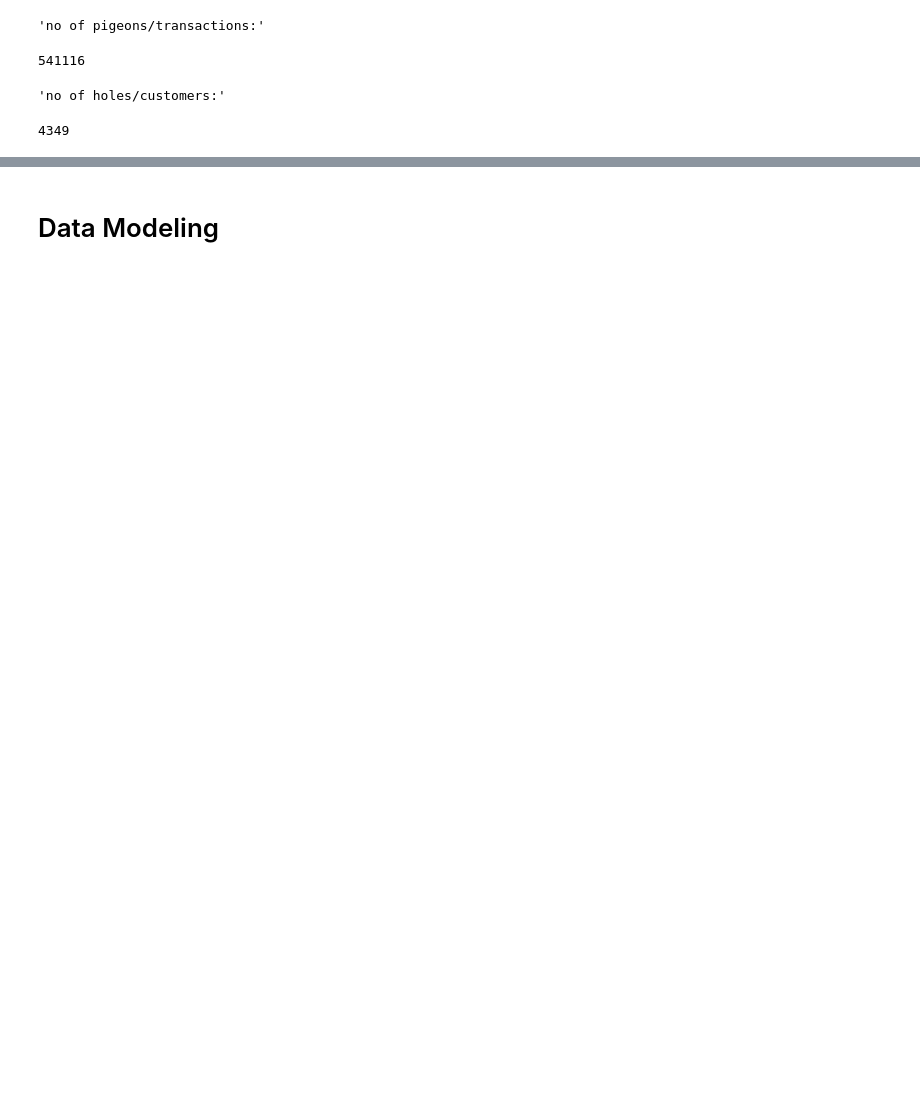
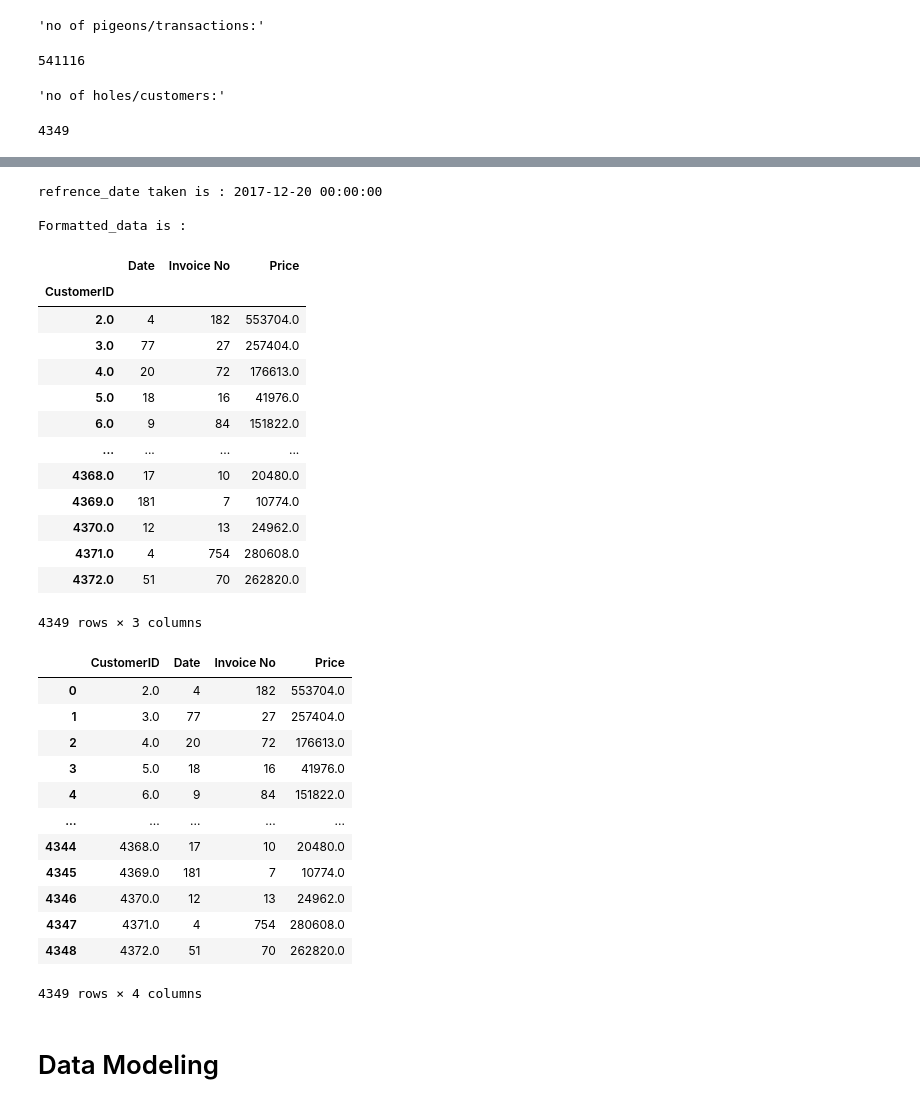
Before and after one commit to Sarvesh-Kesharwani/HouseDataPrediction_kaggle, a Jupyter notebook: AllDomain_AllMLProblems_Projects/Ecommerce/Ecommerce Retention Optimization.ipynb, the cells around one changed output, grey strips where cells are left out. Drawn from its saved outputs; the diff is of its cells as text; code cells hidden in the pictures; blank space fills up the shorter version.

Commit message:
data formating done

```diff
--- a/AllDomain_AllMLProblems_Projects/Ecommerce/Ecommerce Retention Optimization.ipynb
+++ b/AllDomain_AllMLProblems_Projects/Ecommerce/Ecommerce Retention Optimization.ipynb
@@ -206,0 +248,7 @@ None
+# %%
+# removing rows where customer_id is null becoz those rows are useless to us, customer_id is primary key here for this analysis_task
+data.dropna(subset=['CustomerID'], inplace=True)
+
+# percentage of null rows in data
+display('Percentage of missing rows in each column:-', (data.isnull().sum()/len(data)*100).sort_values(ascending=False))
+print(type((data.isnull().sum()/len(data)*100)))
@@ -206,0 +273,5 @@ None
+# %%
+# picking only the columns which are required for our current analysis_task
+print(f'Features in our dataset :\n{data.columns}')
+data = data[['CustomerID', 'Invoice No', 'Date', 'Price']]
+print(f'\nFeatures in our dataset now:\n{data.columns}')
@@ -206,0 +307,6 @@ None
+# %%
+# as we see col 'Date' has wrong dtype = string, which should be date_type
+# converting dtype of col 'Date' from object to date_type
+from pandas import to_datetime
+data['Date'] = to_datetime(data['Date'])
+display(data.info())
@@ -206,0 +332,29 @@ None
+# %%
+# now we need to convert 'Date'_column to calculate the recency_column(ie, our new_desired_format of the existing column 'Date')
+# to do that checking the range of dates in the 'Date' column
+display(data['Date'].describe())
+
+# to calculate the recency_column we need a refrence_date
+# calculating the refrence_col
+# refrence date to caculate the recency of the customer
+import datetime
+refrence_date =  data['Date'].describe()['last']
+refrence_date = refrence_date + datetime.timedelta(days = 1)
+print(f'refrence_date taken is : {refrence_date}\n')
+# as we can see our ref_date if one day ahead of last_date from our dataset
+
+
+
+
+# doing calculation over the 3 existing columns to format theme
+Formatted_data = data.groupby('CustomerID').agg({'Date' : lambda CustDates : (refrence_date  - CustDates.max()).days,
+                                                 'Invoice No' : lambda invoice : invoice.count(),
+                                                 'Price' : lambda amount : amount.sum()})
+print('Formatted_data is : ')
+display(Formatted_data)
+
+# renaming the existing columns to recency_column, frequency column, and monetry column
+Formatted_data.rename(columns={'Date' : 'Recency', 'Invoice No' : 'Frequency', 'Price' : 'Monetry'})
+Formatted_data = Formatted_data.reset_index()
+display(Formatted_data)
+# %% [output]
@@ -207,3 +368,33 @@ None
+refrence_date taken is : 2017-12-20 00:00:00
+
+Formatted_data is :
+|  | Date | Invoice No | Price |
+| CustomerID |  |  |  |
+| 2.0 | 4 | 182 | 553704.0 |
+| 3.0 | 77 | 27 | 257404.0 |
+| 4.0 | 20 | 72 | 176613.0 |
+| 5.0 | 18 | 16 | 41976.0 |
+| 6.0 | 9 | 84 | 151822.0 |
+| ... | ... | ... | ... |
+| 4368.0 | 17 | 10 | 20480.0 |
+| 4369.0 | 181 | 7 | 10774.0 |
+| 4370.0 | 12 | 13 | 24962.0 |
+| 4371.0 | 4 | 754 | 280608.0 |
+| 4372.0 | 51 | 70 | 262820.0 |
+4349 rows × 3 columns
+|  | CustomerID | Date | Invoice No | Price |
+| 0 | 2.0 | 4 | 182 | 553704.0 |
+| 1 | 3.0 | 77 | 27 | 257404.0 |
+| 2 | 4.0 | 20 | 72 | 176613.0 |
+| 3 | 5.0 | 18 | 16 | 41976.0 |
+| 4 | 6.0 | 9 | 84 | 151822.0 |
+| ... | ... | ... | ... | ... |
+| 4344 | 4368.0 | 17 | 10 | 20480.0 |
+| 4345 | 4369.0 | 181 | 7 | 10774.0 |
+| 4346 | 4370.0 | 12 | 13 | 24962.0 |
+| 4347 | 4371.0 | 4 | 754 | 280608.0 |
+| 4348 | 4372.0 | 51 | 70 | 262820.0 |
+4349 rows × 4 columns
 # %% [markdown]
 # Data Modeling
 # %%
```
Also changed, not shown: parts of 24 cells of this notebook.
